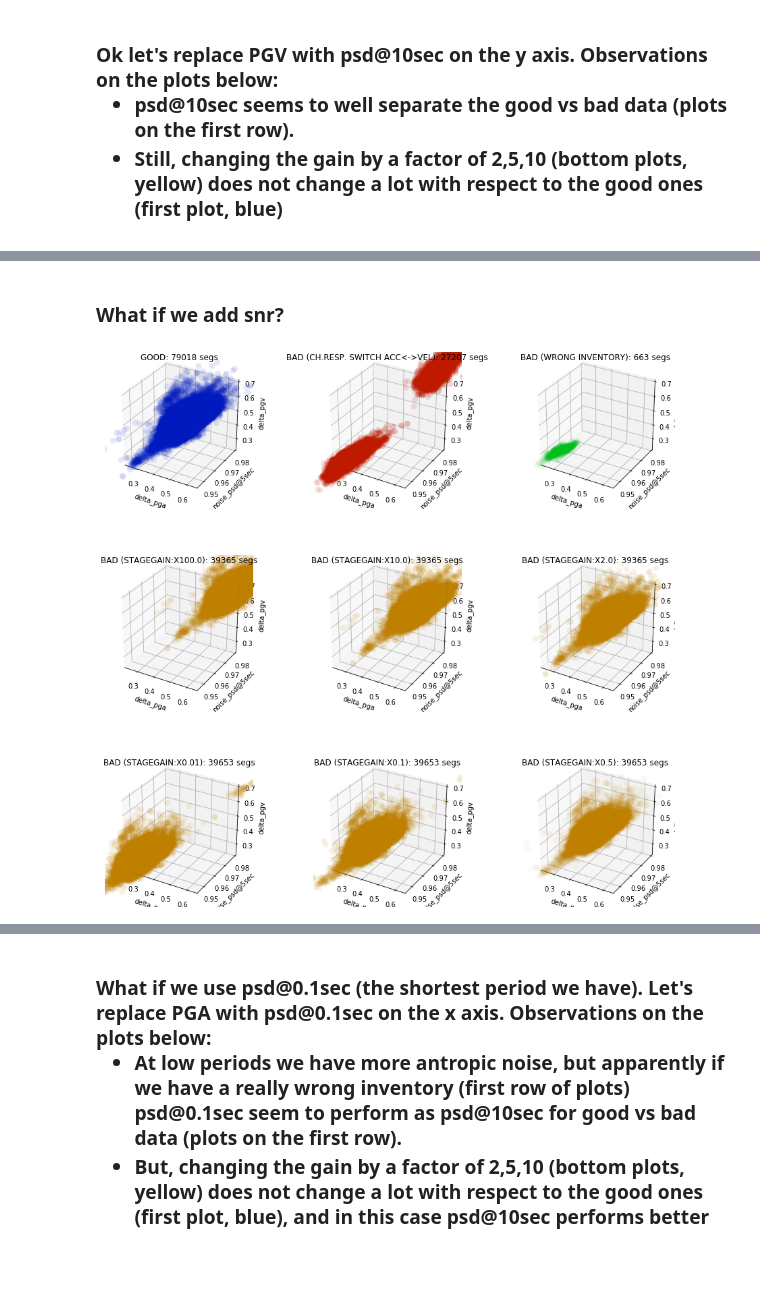
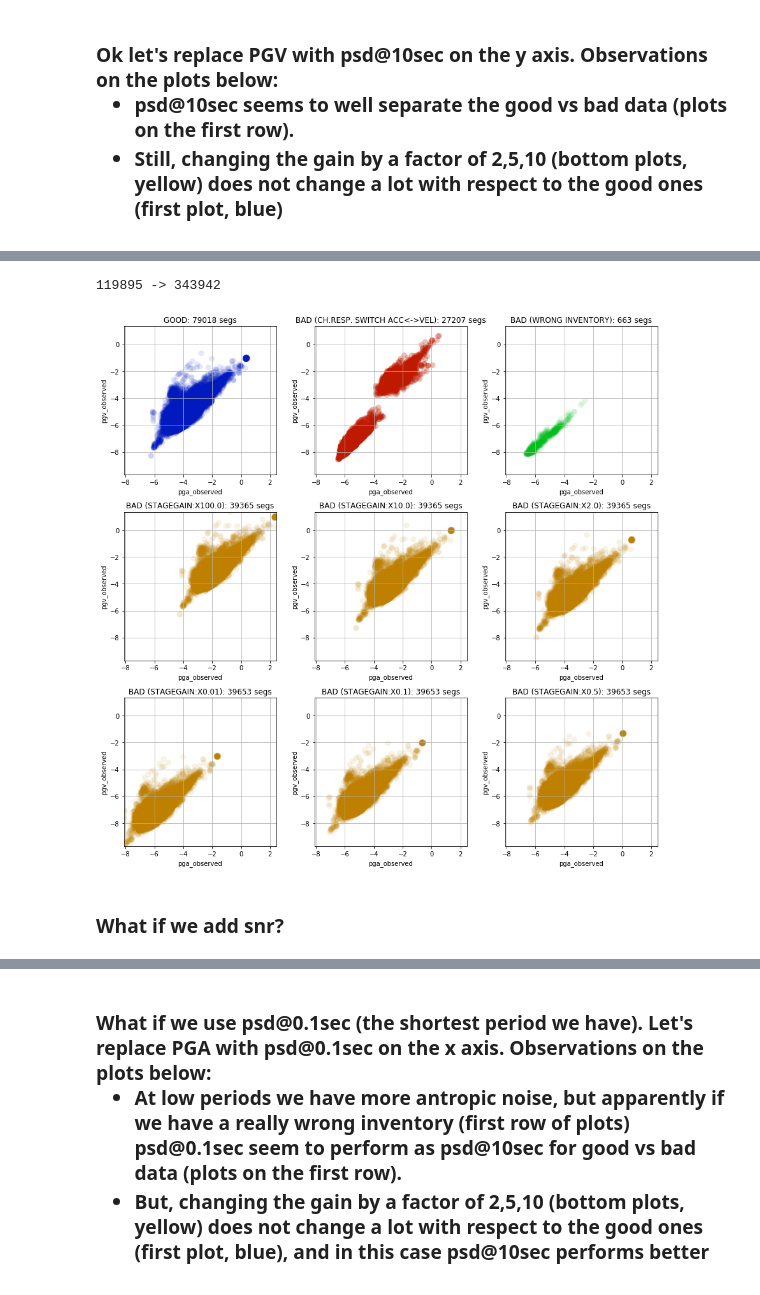
Before and after one commit to rizac/sod, a Jupyter notebook: sod/jupyter/Inspect.dataset.ipynb, the cells around one changed output, grey strips where cells are left out. Cells and saved outputs as stored; diff of their text form; code cells hidden in the pictures.

```diff
--- a/sod/jupyter/Inspect.dataset.ipynb
+++ b/sod/jupyter/Inspect.dataset.ipynb
@@ -203,3 +234,27 @@ plot(dataframe, 'delta_pga', 'noise_psd@5sec', axis_lim=.95)  # with delta_pgv d
+# %%
+# FROM NOW ON WE CAN DELETE STUFF!!!!!
+# FROM NOW ON WE CAN DELETE STUFF!!!!!
+# FROM NOW ON WE CAN DELETE STUFF!!!!!
+# FROM NOW ON WE CAN DELETE STUFF!!!!!
+# FROM NOW ON WE CAN DELETE STUFF!!!!!
+# FROM NOW ON WE CAN DELETE STUFF!!!!!
+# FROM NOW ON WE CAN DELETE STUFF!!!!!
+# FROM NOW ON WE CAN DELETE STUFF!!!!!
+
+# ALL WHAT IS DONE BELOW IS OUTDATED!!!!!
+
+# CHECKIT
+# CHECKIT!!!!!
+
+
+
+dfr = dataframe[['pga_observed', 'pgv_observed', 'outlier', 'modified']].copy()
+dfr['pga_observed'] = np.log10(dfr['pga_observed'].abs())
+dfr['pgv_observed'] = np.log10(dfr['pgv_observed'].abs())
+plot(dfr, 'pga_observed', 'pgv_observed', axis_lim=None)
+# %% [output]
+119895 -> 343942
+[figure, added]
 # %% [markdown]
 <h3>What if we add snr?
     <!-- <ul>
@@ -207,7 +262,3 @@ plot(dataframe, 'delta_pga', 'noise_psd@5sec', axis_lim=.95)  # with delta_pgv d
         <li>But, changing the gain by a factor of 2,5,10 (bottom plots, yellow) does not change a lot with respect to the good ones (first plot, blue), and in this case psd@10sec performs better
     </ul> -->
 </h3>
-# %%
-plot(dataframe, 'delta_pga', 'noise_psd@5sec', 'delta_pgv', axis_lim=.95)  # with delta_pgv does not change a lot
-# %% [output]
-[figure, removed]
```
Also changed, not shown: parts of 9 cells of this notebook, 5 other files.
